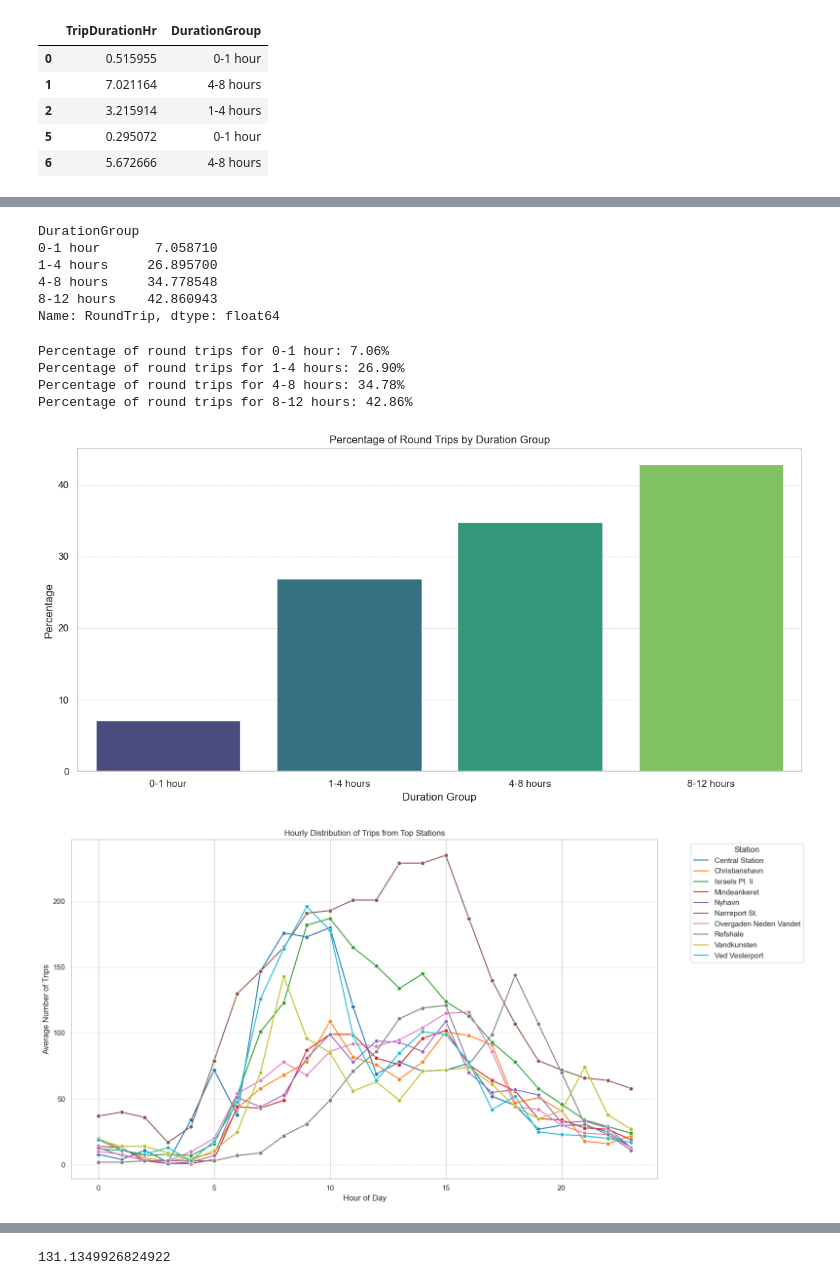
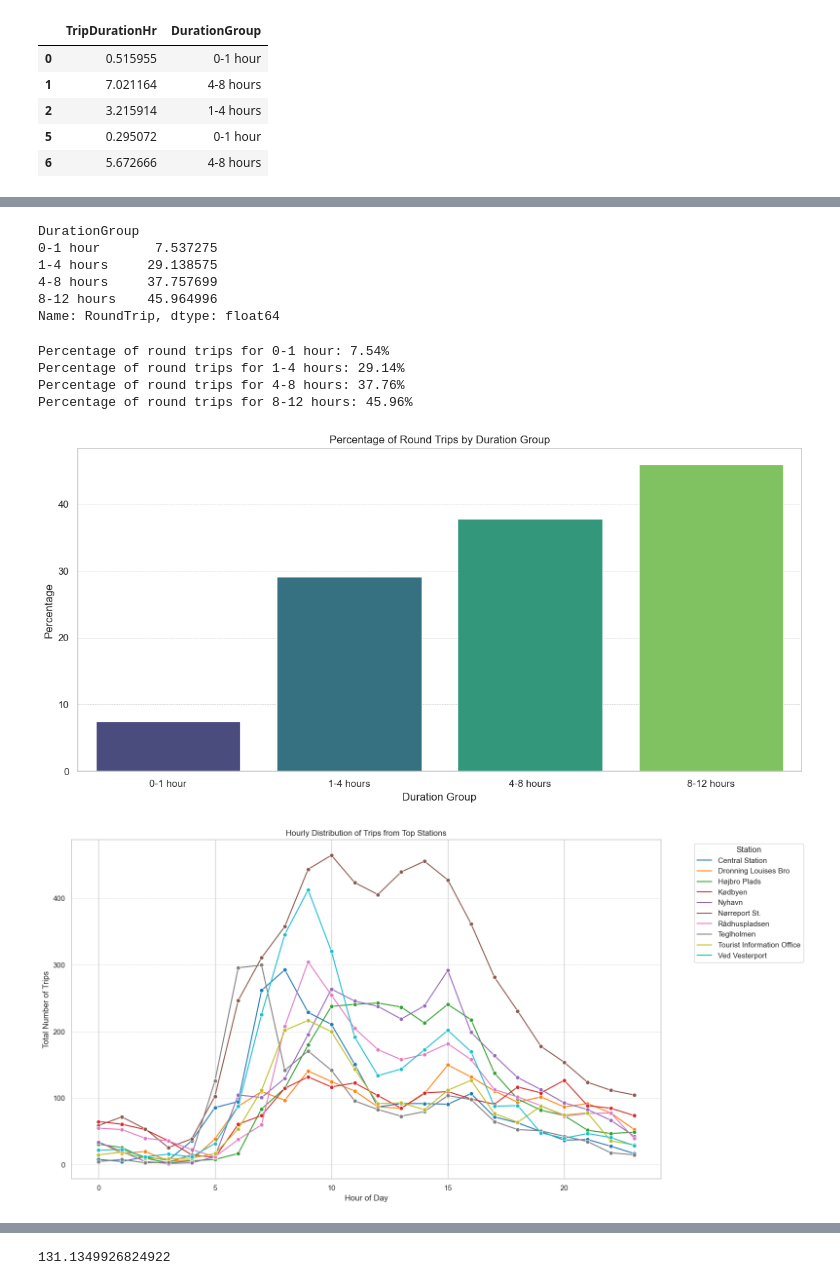
Before and after one commit to mihainipomici/multimodal_public_transport_copenhagen, a Jupyter notebook: notebooks/donkey_analysis.ipynb, the cells around one changed output, grey strips where cells are left out. Saved outputs shown, nothing was run; the diff lists cells and outputs as text; code cells hidden in the pictures.

```diff
--- a/notebooks/donkey_analysis.ipynb
+++ b/notebooks/donkey_analysis.ipynb
@@ -229,6 +232,6 @@ long_trips_count, percentage_long_trips
 # %%
 # create boolean column called RoundTrip
-rentals['RoundTrip'] = rentals['nameStart'] == rentals['nameEnd']
+rentals['RoundTrip'] = rentals['StartHubClusterId'] == rentals['EndHubClusterId']
 # %%
 rentals.head()
 # %% [output]
@@ -280,10 +283,10 @@ remaining_long_trips_count
 rentals = rentals[rentals['TripDurationHr'] <= 12]
 # %%
 # Top 10 hubs for starting rentals
-top_start_hubs = rentals['nameStart'].value_counts().head(10)
+top_start_hubs = rentals['StartClusterName'].value_counts().head(10)
 
 # Top 10 hubs for ending rentals
-top_end_hubs = rentals['nameEnd'].value_counts().head(10)
+top_end_hubs = rentals['EndClusterName'].value_counts().head(10)
 
 plt.figure(figsize=(14, 6))
 
@@ -332,7 +334,7 @@ Vertical orientation ignored with only `x` specified.
 [figure]
 # %%
 # Create a combined column representing the route as "StartHub -> EndHub"
-rentals['Route'] = rentals['nameStart'] + " -> " + rentals['nameEnd']
+rentals['Route'] = rentals['StartClusterName'] + " -> " + rentals['EndClusterName']
 
 # Identify the top 10 most popular routes
 top_routes = rentals['Route'].value_counts().head(20)
@@ -807,10 +792,10 @@ percentage_duration = rentals.groupby("DurationGroup")["RoundTrip"].mean() * 100
 percentage_duration
 # %% [output]
 DurationGroup
-0-1 hour       7.058710
-1-4 hours     26.895700
-4-8 hours     34.778548
-8-12 hours    42.860943
+0-1 hour       7.537275
+1-4 hours     29.138575
+4-8 hours     37.757699
+8-12 hours    45.964996
 Name: RoundTrip, dtype: float64
 # %%
 # for each duration group calculate percentage of round trips(which is a bool column)
@@ -830,25 +815,25 @@ plt.grid(axis='y', linestyle='--', linewidth=0.5)
 plt.tight_layout()
 plt.show()
 # %% [output]
-Percentage of round trips for 0-1 hour: 7.06%
-Percentage of round trips for 1-4 hours: 26.90%
-Percentage of round trips for 4-8 hours: 34.78%
-Percentage of round trips for 8-12 hours: 42.86%
+Percentage of round trips for 0-1 hour: 7.54%
+Percentage of round trips for 1-4 hours: 29.14%
+Percentage of round trips for 4-8 hours: 37.76%
+Percentage of round trips for 8-12 hours: 45.96%
-[figure, old version]
+[figure, new version]
 # %%
 # Analyzing the hourly distribution of trips from the top stations
-hourly_distribution = rentals[rentals['nameStart'].isin(top_start_hubs.index)]
-hourly_distribution = hourly_distribution.groupby(['nameStart', 'StartHour']).size().reset_index(name='TripCount')
+hourly_distribution = rentals[rentals['StartClusterName'].isin(top_start_hubs.index)]
+hourly_distribution = hourly_distribution.groupby(['StartClusterName', 'StartHour']).size().reset_index(name='TripCount')
 
 # Plotting the hourly distribution for top stations
 plt.figure(figsize=(16, 8))
-sns.lineplot(data=hourly_distribution, x='StartHour', y='TripCount', hue='nameStart', marker="o", palette="tab10")
+sns.lineplot(data=hourly_distribution, x='StartHour', y='TripCount', hue='StartClusterName', marker="o", palette="tab10")
 plt.title('Hourly Distribution of Trips from Top Stations')
 plt.xlabel('Hour of Day')
-plt.ylabel('Average Number of Trips')
+plt.ylabel('Total Number of Trips')
 plt.grid(axis='y', linestyle='--', linewidth=0.5)
 plt.legend(title='Station', bbox_to_anchor=(1.05, 1), loc='upper left')
 plt.tight_layout()
 plt.show()
 # %% [output]
-[figure, old version]
+[figure, new version]
```
Also changed, not shown: parts of 47 cells of this notebook, 6 other files.
